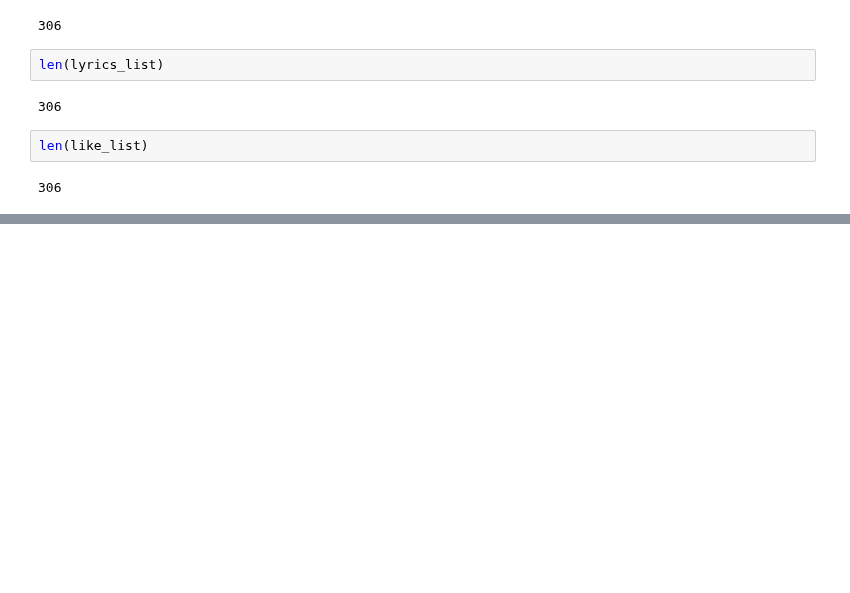
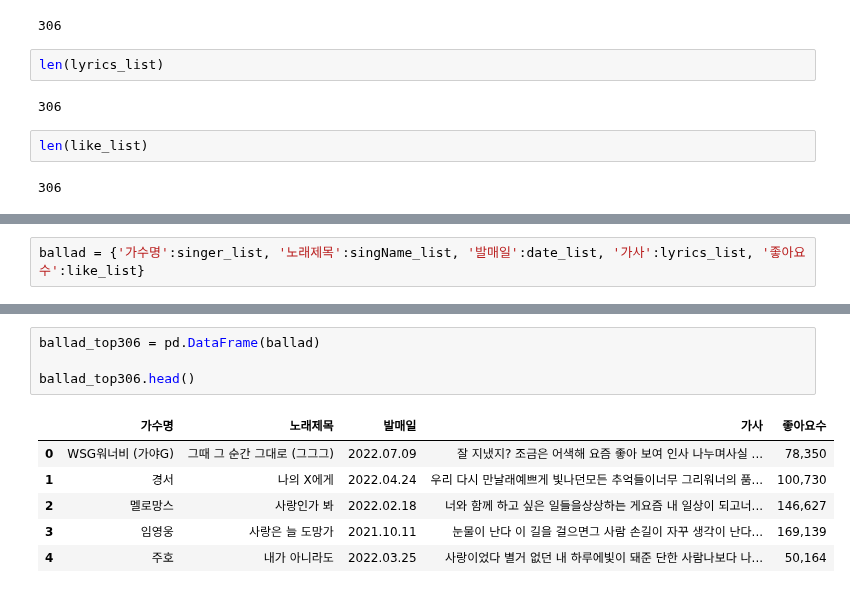
Before and after one commit to python-project-3Joe/python, a Jupyter notebook: Note/jjh.ipynb, the cells around one changed output, grey strips where cells are left out. Cells and saved outputs as stored; diff of their text form; blank space fills up the shorter version.

```diff
--- a/Note/jjh.ipynb
+++ b/Note/jjh.ipynb
@@ -222,0 +225,2 @@ len(like_list)
+# %%
+ballad = {'가수명':singer_list, '노래제목':singName_list, '발매일':date_list, '가사':lyrics_list, '좋아요수':like_list}
@@ -222,0 +247,11 @@ len(like_list)
+# %%
+ballad_top306 = pd.DataFrame(ballad)
+
+ballad_top306.head()
+# %% [output]
+|  | 가수명 | 노래제목 | 발매일 | 가사 | 좋아요수 |
+| 0 | WSG워너비 (가야G) | 그때 그 순간 그대로 (그그그) | 2022.07.09 | 잘 지냈지? 조금은 어색해 요즘 좋아 보여 인사 나누며사실 ... | 78,350 |
+| 1 | 경서 | 나의 X에게 | 2022.04.24 | 우리 다시 만날래예쁘게 빛나던모든 추억들이너무 그리워너의 품... | 100,730 |
+| 2 | 멜로망스 | 사랑인가 봐 | 2022.02.18 | 너와 함께 하고 싶은 일들을상상하는 게요즘 내 일상이 되고너... | 146,627 |
+| 3 | 임영웅 | 사랑은 늘 도망가 | 2021.10.11 | 눈물이 난다 이 길을 걸으면그 사람 손길이 자꾸 생각이 난다... | 169,139 |
+| 4 | 주호 | 내가 아니라도 | 2022.03.25 | 사랑이었다 별거 없던 내 하루에빛이 돼준 단한 사람나보다 나... | 50,164 |
```
Also changed, not shown: parts of 11 cells of this notebook, 2 other files.
